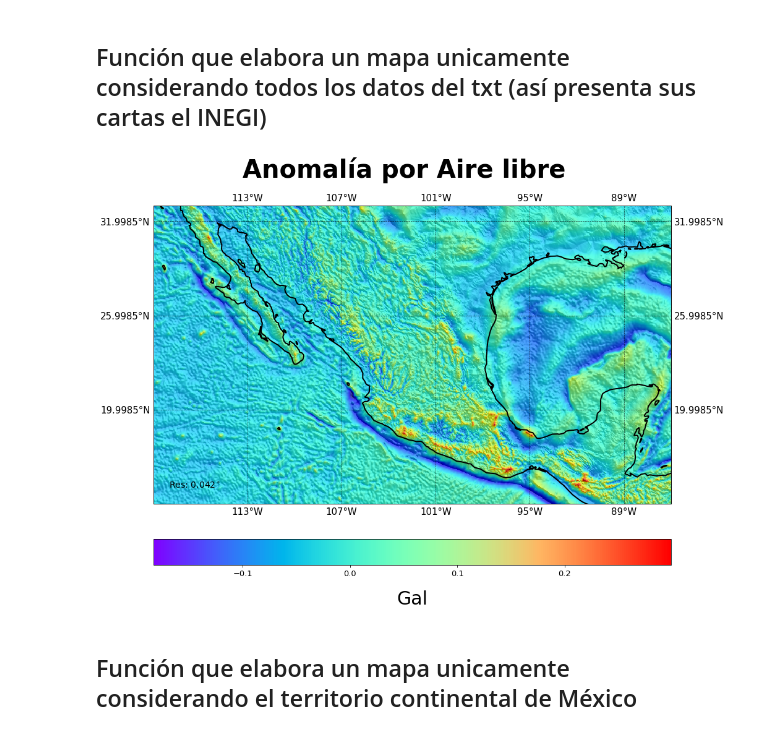
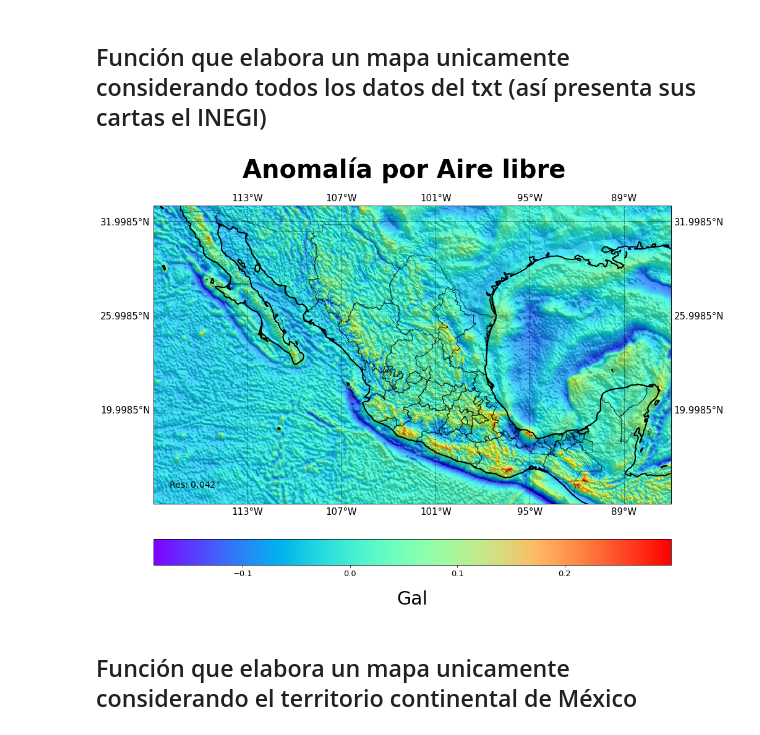
Before and after one commit to rulas99/intro2physicalgeodesy, a Jupyter notebook: AnBo.ipynb, the cells around one changed output. Drawn from its saved outputs; the diff is of its cells as text; code cells hidden in the pictures.

```diff
--- a/AnBo.ipynb
+++ b/AnBo.ipynb
@@ -217,7 +223,7 @@ res=fullnne(ag,'AAL')
 # %% [markdown]
 ## Función que elabora un mapa unicamente considerando todos los datos del txt (así presenta sus cartas el INEGI)
 # %%
-def grafComp(res,tit,name):
+def grafComp(res,tit,name,mex):
 
     hill1 = es.hillshade(res[0])
 
@@ -249,6 +255,8 @@ def grafComp(res,tit,name):
     cbar.set_label('Gal',fontsize=30,labelpad=20)
 
 
+    mex.boundary.plot(ax=ax,ec='k',linewidth=1,alpha=.5)
+
     ax.imshow(hill1, origin='upper', transform=ccrs.PlateCarree(),
               extent=ext, cmap='gray',)
 
@@ -257,10 +265,11 @@ def grafComp(res,tit,name):
 
     #plt.savefig(name,dpi=800,bbox_inches='tight');
 # %%
-##Resultado de correr la función "fullnne", Titulo del Mapa, Nombre del archivo en el que se guardara
-grafComp(res,'Anomalía por Aire libre','BougComp.png')
+##Resultado de correr la función "fullnne", Titulo del Mapa, Nombre del archivo en el que se guardara,
+#Shp de los estados de méxico
+grafComp(res,'Anomalía por Aire libre','BougComp.png',mex)
 # %% [output]
-[figure, old version]
+[figure, new version]
 # %% [markdown]
 ## Función que elabora un mapa unicamente considerando el territorio continental de México
 # %%
```
Also changed, not shown: parts of 2 cells of this notebook.
